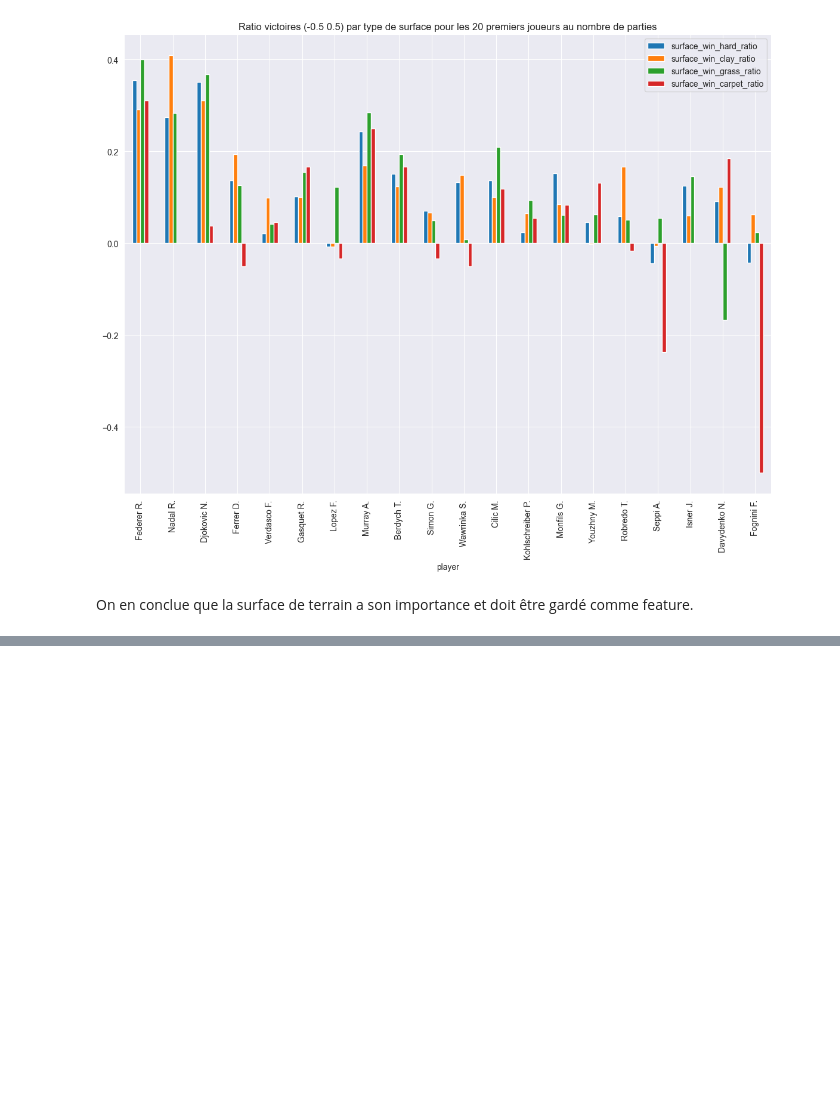
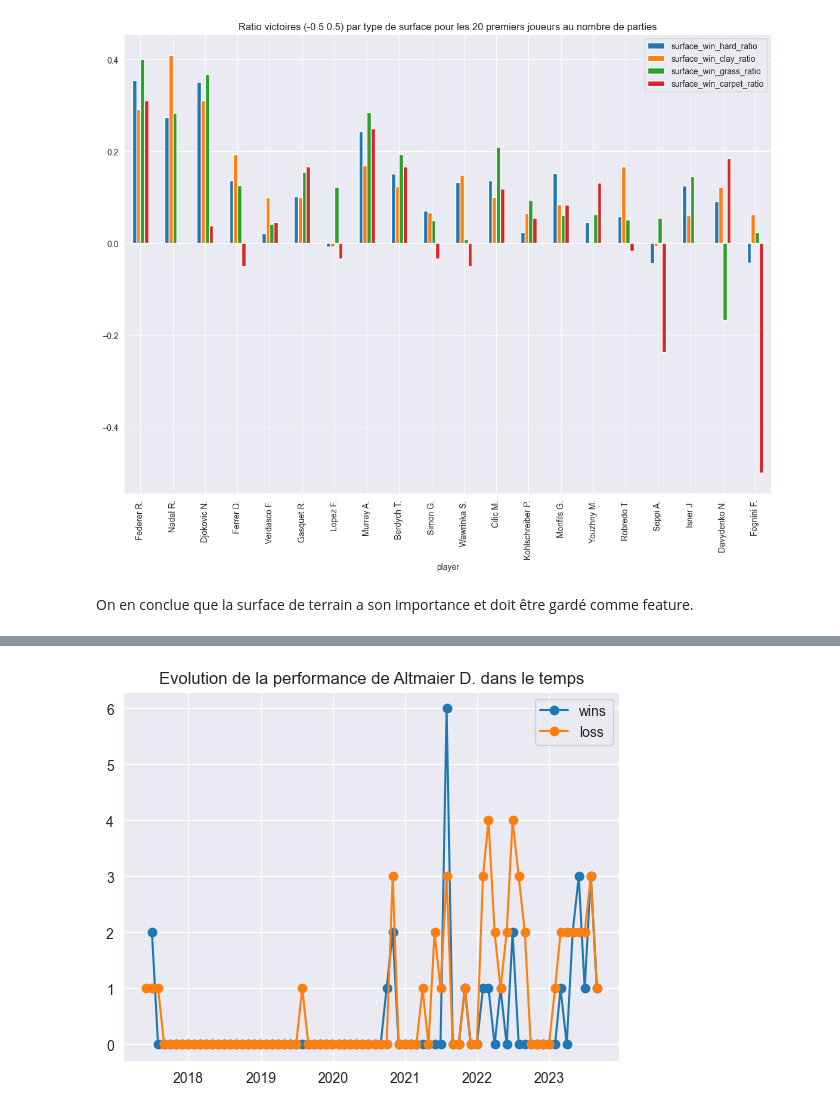
Before and after one commit to chboudry/PariTennis, a Jupyter notebook: analyse.ipynb, the cells around one changed output, grey strips where cells are left out. Cells and saved outputs as stored; diff of their text form; code cells hidden in the pictures; blank space fills up the shorter version.

```diff
--- a/analyse.ipynb
+++ b/analyse.ipynb
@@ -375,0 +407,19 @@ Text(0.5, 1.0, 'Evolution de la performance (ratio victoire défaite) de Agassi
+# %%
+player = players[28]
+df.Date = pd.to_datetime(df.Date)
+wins = df.loc[df['Winner']==player].groupby(pd.Grouper(key='Date', freq='1M'))['Winner'].count()
+loss = df.loc[df['Loser']==player].groupby(pd.Grouper(key='Date', freq='1M'))['Loser'].count()
+
+#print(wins)
+#print(loss)
+
+if not (wins.empty):
+    wins, = plt.plot(wins, marker="o")
+if not (loss.empty):
+    loss, = plt.plot(loss, marker="o")
+title = "Evolution de la performance de " + player + " dans le temps"
+plt.legend((wins,loss),('wins','loss'), loc = 'best')
+plt.title(title)
+plt.show()
+# %% [output]
+[figure, added]
```
Also changed, not shown: parts of 16 cells of this notebook.
